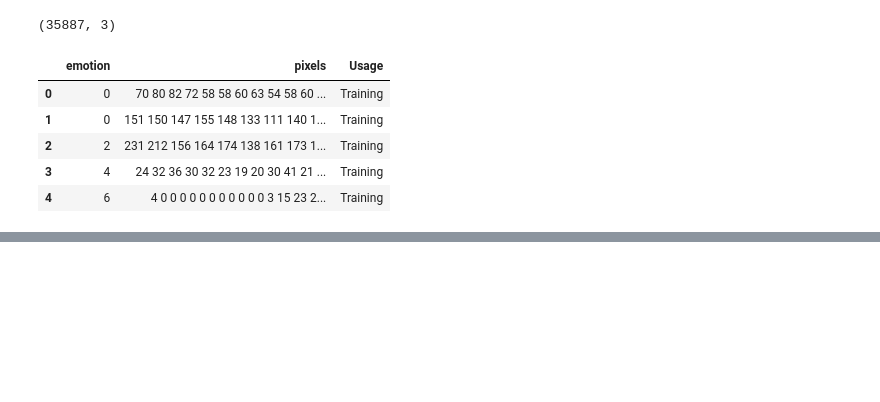
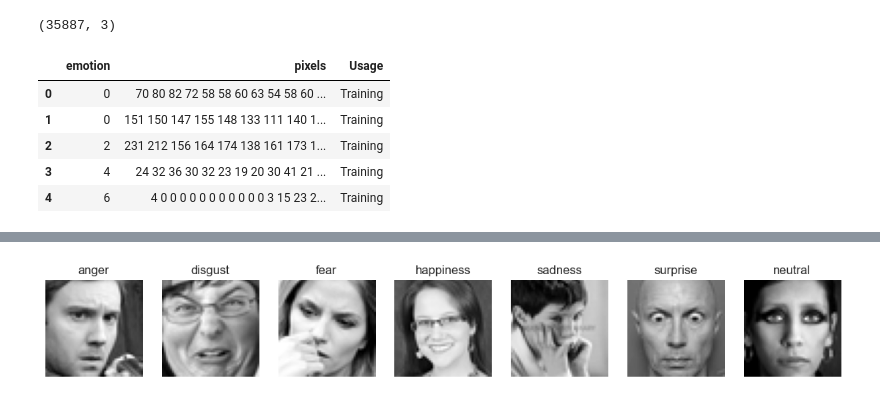
Before and after one commit to coppeneur/cv-deep-learning, a Jupyter notebook: assignment_2.ipynb, the cells around one changed output, grey strips where cells are left out. Cells and saved outputs as stored; diff of their text form; code cells hidden in the pictures; blank space fills up the shorter version.

```diff
--- a/assignment_2.ipynb
+++ b/assignment_2.ipynb
@@ -94,0 +94,17 @@ plt.show()
+# %%
+emotion_label= {0:'anger',1:'disgust',2:'fear',3:'happiness',4:'sadness',5:'surprise',6:'neutral'}
+def pixels_to_image(pixels_str):
+    pixels = np.fromstring(pixels_str, dtype=int, sep=' ')
+    return pixels.reshape(48, 48)
+# %%
+# plot each emotion
+fig, axes = plt.subplots(1, 7, figsize=(14, 2))
+for i in range(7):
+    image = pixels_to_image(df[df['emotion'] == i].iloc[0]['pixels'])
+    axes[i].imshow(image, cmap='gray')
+    axes[i].set_title(emotion_label[i])
+    axes[i].axis('off')
+
+plt.show()
+# %% [output]
+[figure, added]
```
Also changed, not shown: parts of 14 cells of this notebook.
